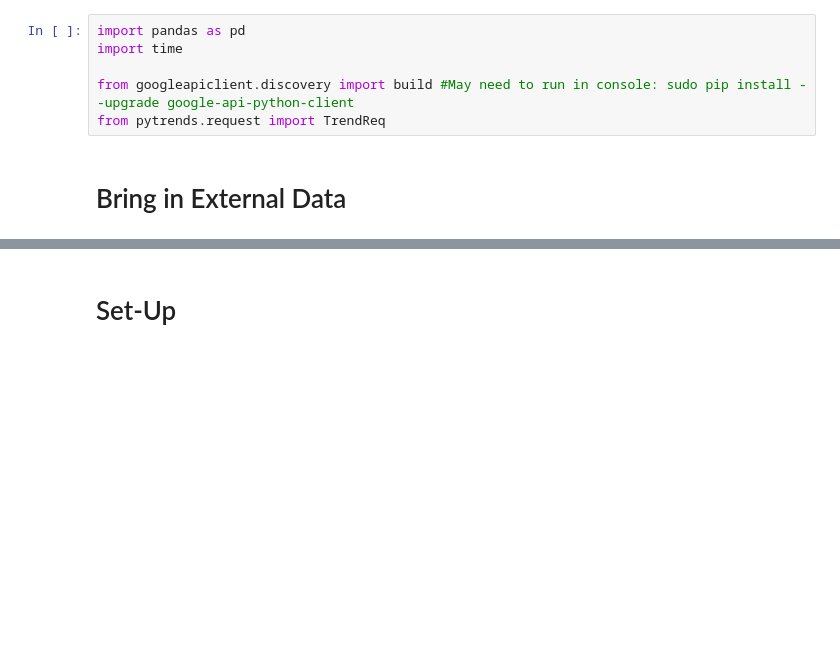
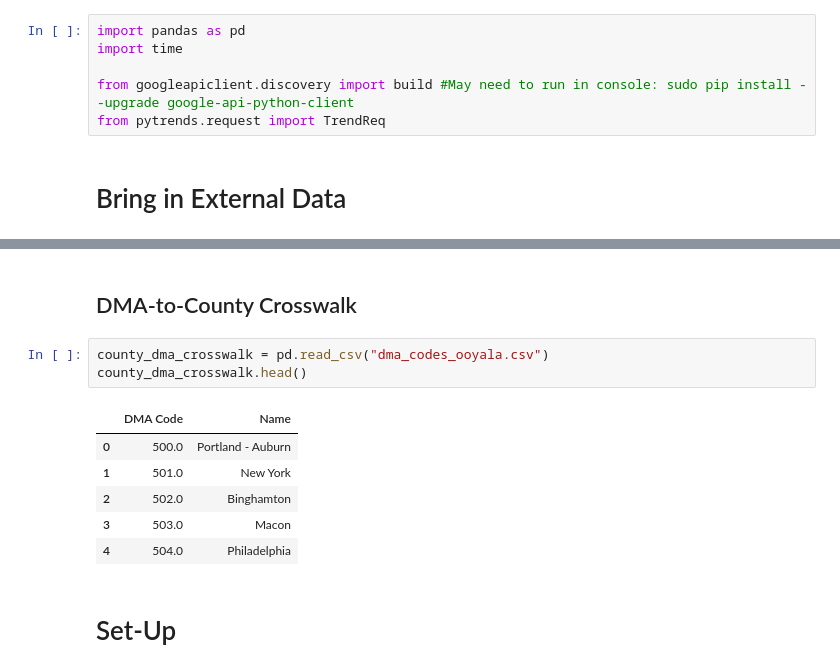
Before and after one commit to COVID19-DVRN/Project-F-External-Misinformation-and-COVID-19, a Jupyter notebook: api_data_pull.ipynb, the cells around one changed output, grey strips where cells are left out. Drawn from its saved outputs; the diff is of its cells as text; blank space fills up the shorter version.

```diff
--- a/api_data_pull.ipynb
+++ b/api_data_pull.ipynb
@@ -22,3 +36,15 @@ search_terms.head()
+# %% [markdown]
+## DMA-to-County Crosswalk
+# %%
+county_dma_crosswalk = pd.read_csv("dma_codes_ooyala.csv")
+county_dma_crosswalk.head()
+# %% [output]
+|  | DMA Code | Name |
+| 0 | 500.0 | Portland - Auburn |
+| 1 | 501.0 | New York |
+| 2 | 502.0 | Binghamton |
+| 3 | 503.0 | Macon |
+| 4 | 504.0 | Philadelphia |
 # %% [markdown]
 # Set-Up
 # %% [markdown]
```
Also changed, not shown: parts of 15 cells of this notebook, 2 other files.
